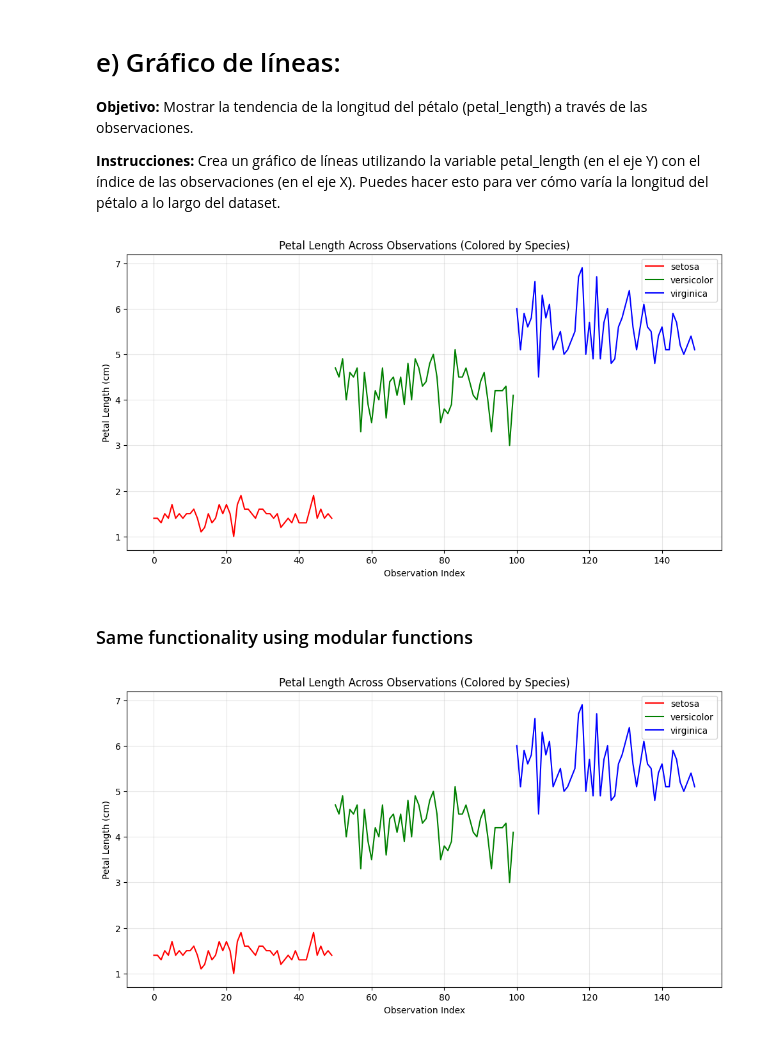
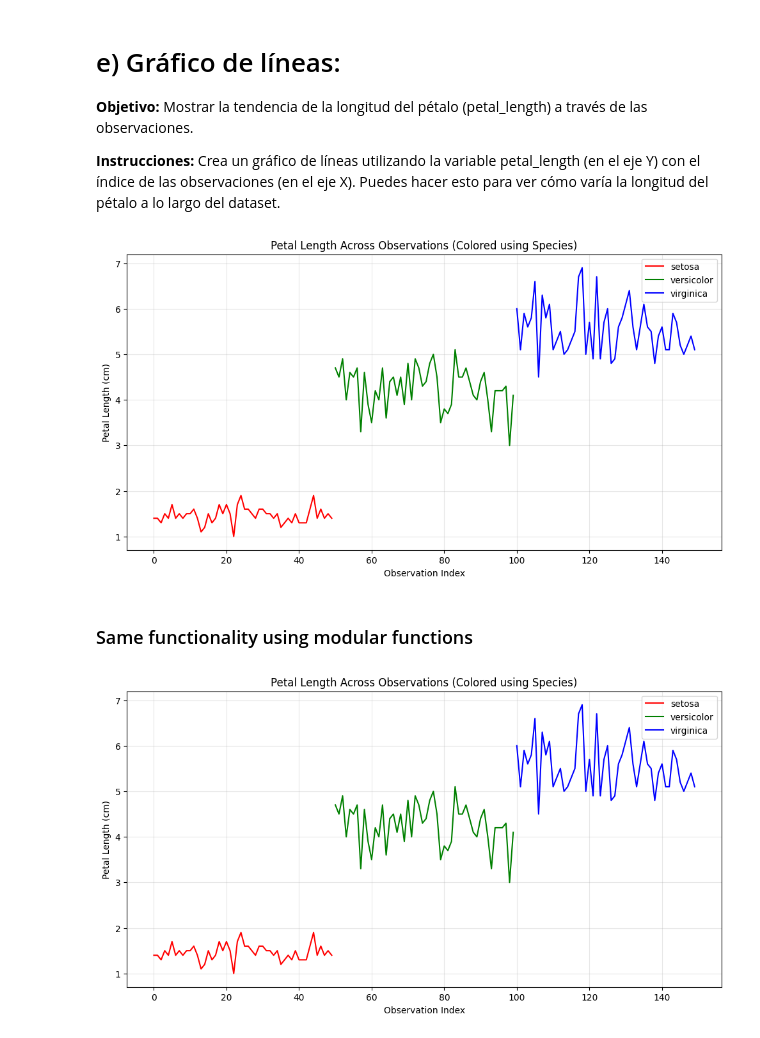
Before and after one commit to domysolano/Dataset-Analysis-Using-Matplotlib, a Jupyter notebook: DatasetAnalysisUsingMatplotlib.ipynb, the cells around one changed output. Drawn from its saved outputs; the diff is of its cells as text; code cells hidden in the pictures.

```diff
--- a/DatasetAnalysisUsingMatplotlib.ipynb
+++ b/DatasetAnalysisUsingMatplotlib.ipynb
@@ -598,28 +632,28 @@ if __name__ == "__main__":
 # %%
 import matplotlib.pyplot as plt
 import seaborn as sns
 
 iris = sns.load_dataset('iris')
 
 plt.figure(figsize=(12, 6))
 
-# Color by species
+# Get colors using species
 colors = {'setosa': 'red', 'versicolor': 'green', 'virginica': 'blue'}
 
 for species, color in colors.items():
     species_data = iris[iris['species'] == species]
     plt.plot(species_data.index, species_data['petal_length'],
              color=color, linewidth=1.5, label=species)
 
-plt.title('Petal Length Across Observations (Colored by Species)')
+plt.title('Petal Length Across Observations (Colored using Species)')
 plt.xlabel('Observation Index')
 plt.ylabel('Petal Length (cm)')
 plt.legend()
 plt.grid(True, alpha=0.3)
 
 plt.show()
 # %% [output]
-[figure, old version]
+[figure, new version]
 # %% [markdown]
 ### Same functionality using modular functions
 # %%
@@ -634,15 +668,15 @@ def create_line_graph(iris_df):
     """Create a line graph of petal length across observations."""
     plt.figure(figsize=(12, 6))
 
-    # Color by species
+    # get colors using species
     colors = {'setosa': 'red', 'versicolor': 'green', 'virginica': 'blue'}
 
     for species, color in colors.items():
-        species_data = iris[iris['species'] == species]
+        species_data = iris_df[iris_df['species'] == species]
         plt.plot(species_data.index, species_data['petal_length'],
              color=color, linewidth=1.5, label=species)
 
-    plt.title('Petal Length Across Observations (Colored by Species)')
+    plt.title('Petal Length Across Observations (Colored using Species)')
     plt.xlabel('Observation Index')
     plt.ylabel('Petal Length (cm)')
     plt.legend()
@@ -652,10 +686,10 @@ def create_line_graph(iris_df):
 
 def main():
     """Main function."""
-    iris = load_data()
-    create_line_graph(iris)
+    iris_df = load_data()
+    create_line_graph(iris_df)
 
 if __name__ == "__main__":
     main()
 # %% [output]
-[figure, old version]
+[figure, new version]
```
Also changed, not shown: parts of 10 cells of this notebook.
